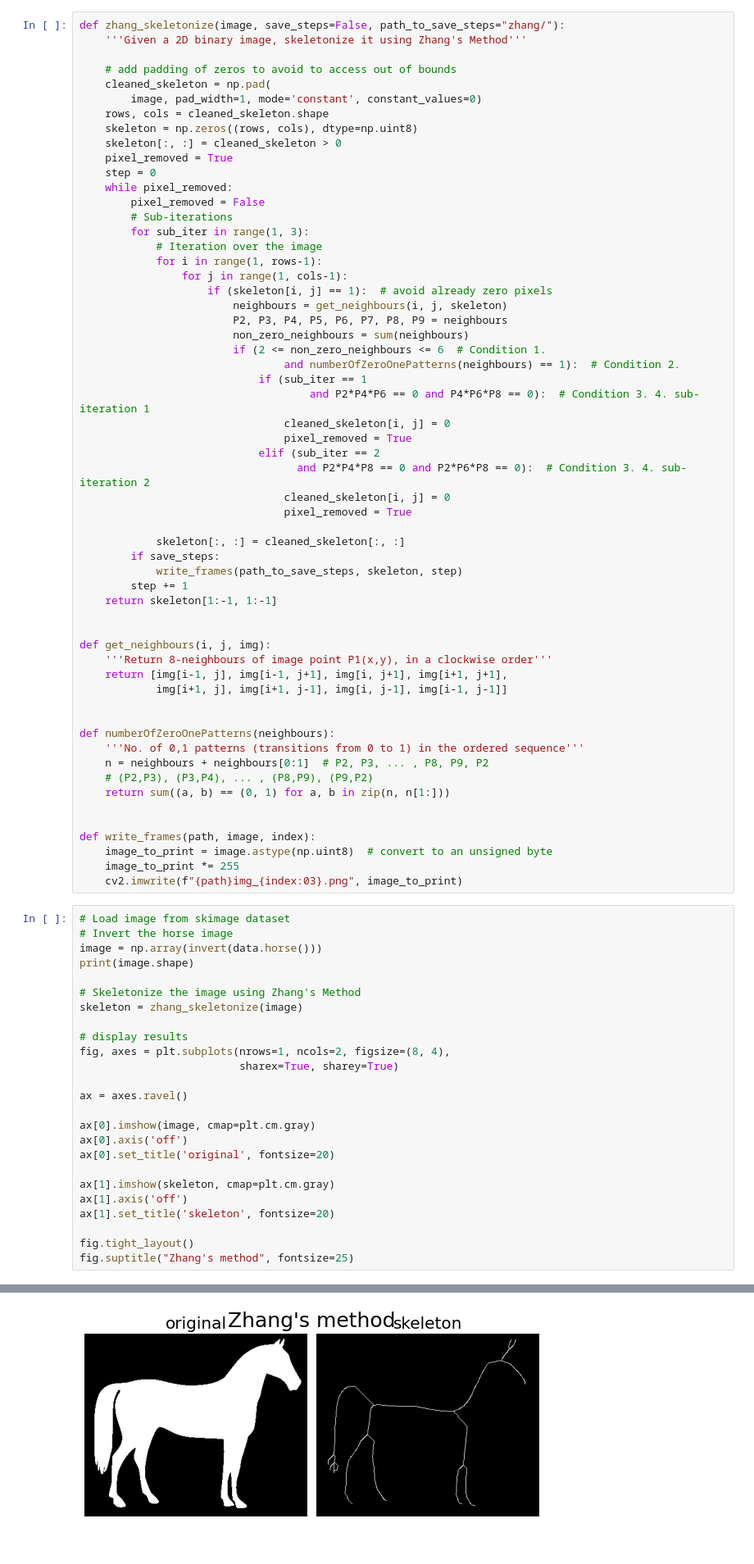
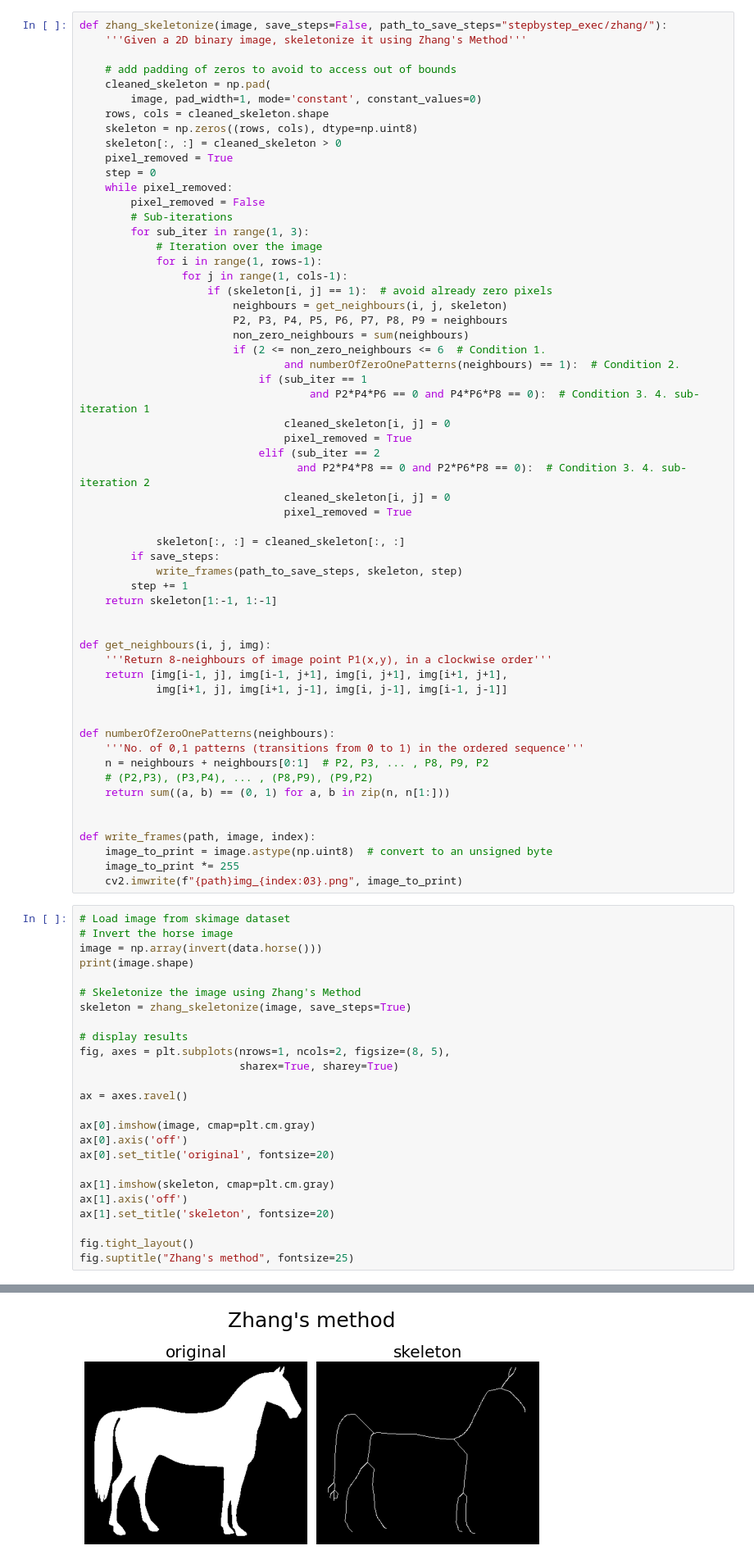
Before and after one commit to Momofil31/skeletonization, a Jupyter notebook: skeletonization.ipynb, the cells around one changed output, grey strips where cells are left out. Shown at 82% size. Cells and saved outputs as stored; diff of their text form.

```diff
--- a/skeletonization.ipynb
+++ b/skeletonization.ipynb
@@ -111,7 +111,7 @@ For sub-iteration 2 only condition 3. and 4. are changed as follows:
 
 The new conditions 3. and 4. together allow to remove from the region an West or North boundary point or a South-East corner point.
 # %%
-def zhang_skeletonize(image, save_steps=False, path_to_save_steps="zhang/"):
+def zhang_skeletonize(image, save_steps=False, path_to_save_steps="stepbystep_exec/zhang/"):
     '''Given a 2D binary image, skeletonize it using Zhang's Method'''
 
     # add padding of zeros to avoid to access out of bounds
@@ -171,31 +171,31 @@ def write_frames(path, image, index):
 # %%
 # Load image from skimage dataset
 # Invert the horse image
 image = np.array(invert(data.horse()))
 print(image.shape)
 
 # Skeletonize the image using Zhang's Method
-skeleton = zhang_skeletonize(image)
+skeleton = zhang_skeletonize(image, save_steps=True)
 
 # display results
-fig, axes = plt.subplots(nrows=1, ncols=2, figsize=(8, 4),
+fig, axes = plt.subplots(nrows=1, ncols=2, figsize=(8, 5),
                          sharex=True, sharey=True)
 
 ax = axes.ravel()
 
 ax[0].imshow(image, cmap=plt.cm.gray)
 ax[0].axis('off')
 ax[0].set_title('original', fontsize=20)
 
 ax[1].imshow(skeleton, cmap=plt.cm.gray)
 ax[1].axis('off')
 ax[1].set_title('skeleton', fontsize=20)
 
 fig.tight_layout()
 fig.suptitle("Zhang's method", fontsize=25)
 # %% [output]
 (328, 400)
 Text(0.5, 0.98, "Zhang's method")
-[figure, old version]
+[figure, new version]
 # %%
 # Create video from images
```
Also changed, not shown: parts of 8 cells of this notebook.
